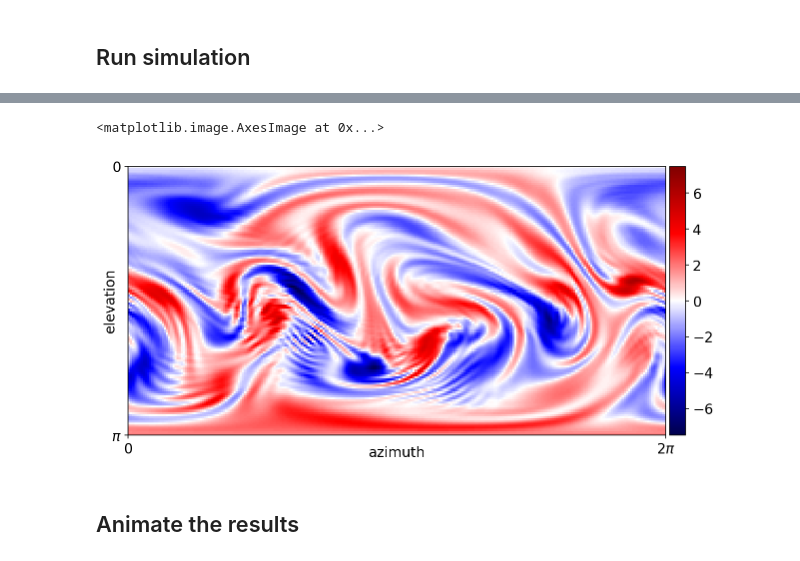
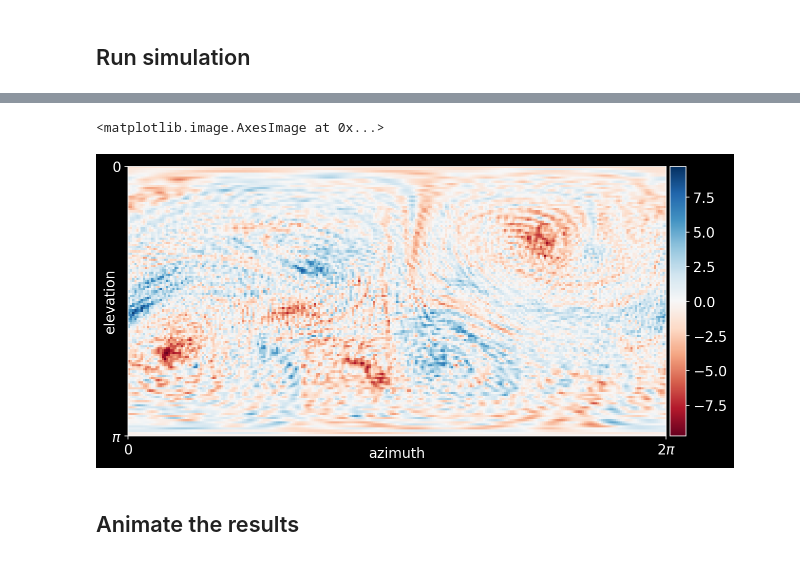
Before and after one commit to klasmodin/quflow, a Jupyter notebook: notebooks/basic-example.ipynb, the cells around one changed output, grey strips where cells are left out. Cells and saved outputs as stored; diff of their text form; code cells hidden in the pictures.

```diff
--- a/notebooks/basic-example.ipynb
+++ b/notebooks/basic-example.ipynb
@@ -108,8 +130,10 @@ qtime = 612.0, time = 2.996204109519867, output steps = 16
 Cached data saved to file my_quflow_simulation.hdf5
-# %%
-qf.plot(W)
-# %% [output]
-<matplotlib.image.AxesImage at 0x...>
-[figure, removed]
+# %%
+# Plot last state
+omega = qf.load(filename)[-1]
+qf.plot(omega, cmap='RdBu')
+# %% [output]
+<matplotlib.image.AxesImage at 0x...>
+[figure, added]
 # %% [markdown]
 ## Animate the results
```
Also changed, not shown: parts of 12 cells of this notebook, 2 other files.
